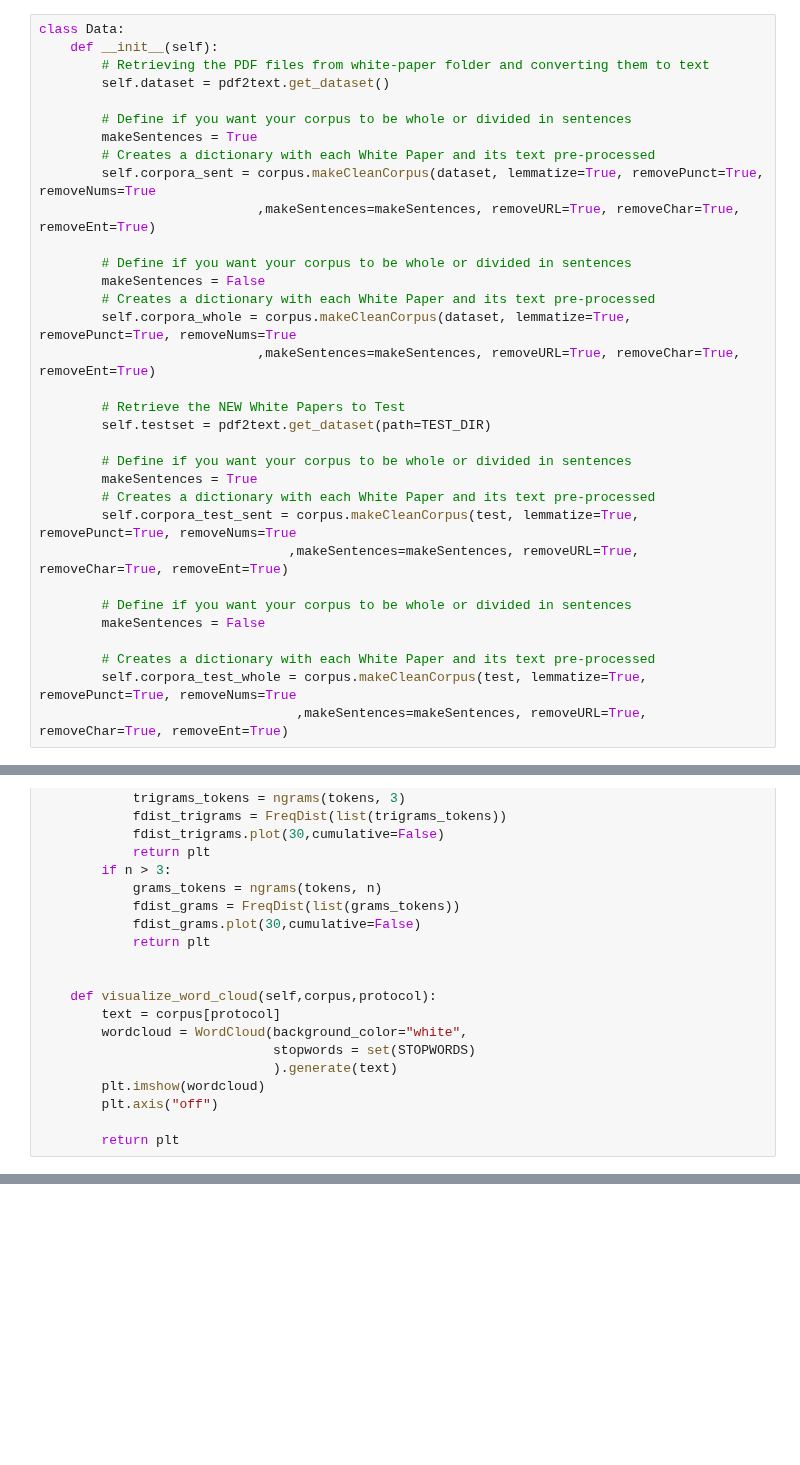
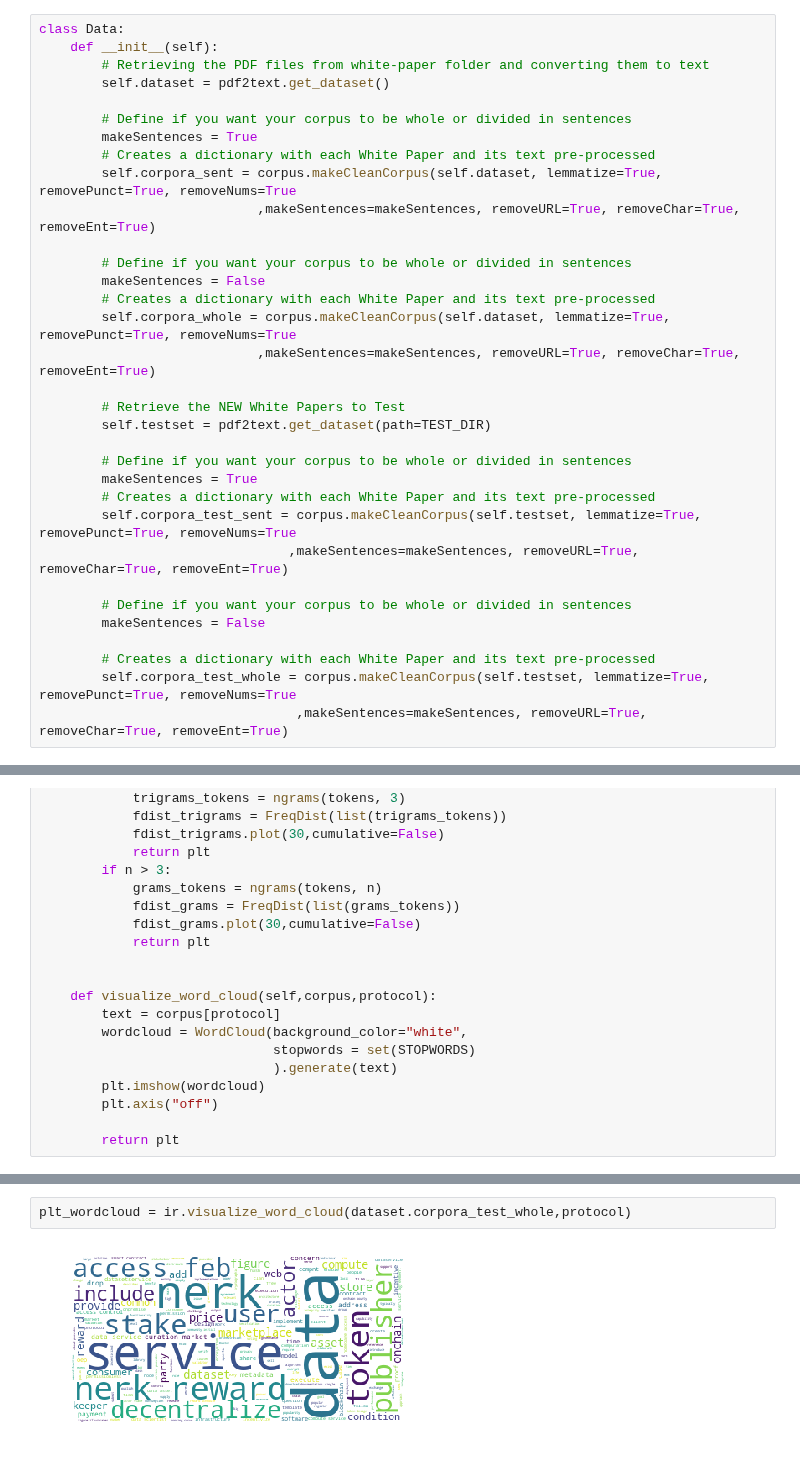
Before and after one commit to luisdiegocm/HWR_DataScience_Project, a Jupyter notebook: dashboard/Dashboard.ipynb, the cells around one changed output, grey strips where cells are left out. Drawn from its saved outputs; the diff is of its cells as text; blank space fills up the shorter version.

```diff
--- a/dashboard/Dashboard.ipynb
+++ b/dashboard/Dashboard.ipynb
@@ -43,13 +87,13 @@ class Data:
         # Define if you want your corpus to be whole or divided in sentences
         makeSentences = True
         # Creates a dictionary with each White Paper and its text pre-processed
-        self.corpora_sent = corpus.makeCleanCorpus(dataset, lemmatize=True, removePunct=True, removeNums=True
+        self.corpora_sent = corpus.makeCleanCorpus(self.dataset, lemmatize=True, removePunct=True, removeNums=True
                             ,makeSentences=makeSentences, removeURL=True, removeChar=True, removeEnt=True)
 
         # Define if you want your corpus to be whole or divided in sentences
         makeSentences = False
         # Creates a dictionary with each White Paper and its text pre-processed
-        self.corpora_whole = corpus.makeCleanCorpus(dataset, lemmatize=True, removePunct=True, removeNums=True
+        self.corpora_whole = corpus.makeCleanCorpus(self.dataset, lemmatize=True, removePunct=True, removeNums=True
                             ,makeSentences=makeSentences, removeURL=True, removeChar=True, removeEnt=True)
 
         # Retrieve the NEW White Papers to Test
@@ -58,14 +102,14 @@ class Data:
         # Define if you want your corpus to be whole or divided in sentences
         makeSentences = True
         # Creates a dictionary with each White Paper and its text pre-processed
-        self.corpora_test_sent = corpus.makeCleanCorpus(test, lemmatize=True, removePunct=True, removeNums=True
+        self.corpora_test_sent = corpus.makeCleanCorpus(self.testset, lemmatize=True, removePunct=True, removeNums=True
                                 ,makeSentences=makeSentences, removeURL=True, removeChar=True, removeEnt=True)
 
         # Define if you want your corpus to be whole or divided in sentences
         makeSentences = False
 
         # Creates a dictionary with each White Paper and its text pre-processed
-        self.corpora_test_whole = corpus.makeCleanCorpus(test, lemmatize=True, removePunct=True, removeNums=True
+        self.corpora_test_whole = corpus.makeCleanCorpus(self.testset, lemmatize=True, removePunct=True, removeNums=True
                                  ,makeSentences=makeSentences, removeURL=True, removeChar=True, removeEnt=True)
 # %%
 class InformationRetrieval():
@@ -677,0 +890,4 @@ class TextClassification():
+# %%
+plt_wordcloud = ir.visualize_word_cloud(dataset.corpora_test_whole,protocol)
+# %% [output]
+[figure, added]
```
Also changed, not shown: parts of 40 cells of this notebook, 12 other files.
